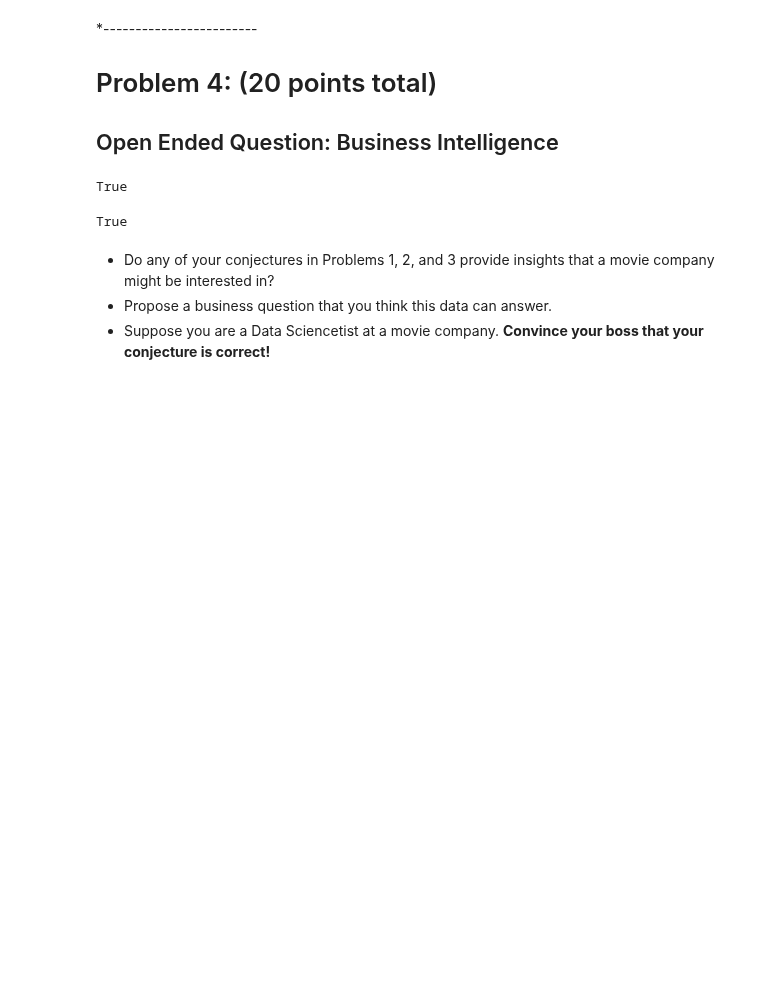
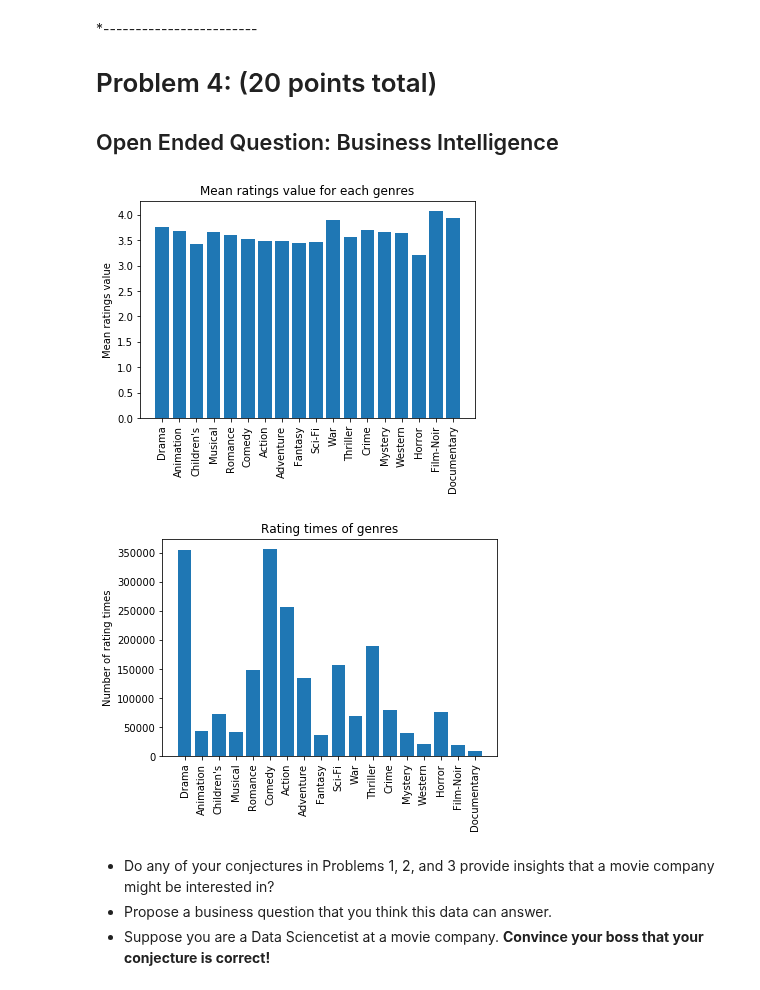
Before and after one commit to tianhaopx/Case-Study-of-Data-Science, a Jupyter notebook: CaseStudy2/CaseStudy2.ipynb, the cells around one changed output. Cells and saved outputs as stored; diff of their text form; code cells hidden in the pictures; blank space fills up the shorter version.

Commit message:
add two bar charts

```diff
--- a/CaseStudy2/CaseStudy2.ipynb
+++ b/CaseStudy2/CaseStudy2.ipynb
@@ -520,26 +520,61 @@ for genre Western, correlation coefficent is 0.372076844225
 #What factors lead to a popular movie?
 #1. Choice of content. genre rating times and rating points.
 #2. Advertising. Which Age, occupation, gender, zip code, is good advertising target. watch many movies and rating high.
-# %%
-# which genre has high rating times? barchart
-
-genres=data.genres.values.tolist()
-#def readdata(data):
-    #rating=data.rating.values.tolist()
-    #genres=data.genres.values.tolist()
-new_genre=genres_list(genres) # split all combination
-def genres_list(genres):
-#genres=['Action','Drama','Action|Fiction',"Drama|Love"]
-    new_genres=[]
-    for i in genres:
-        a=i.split('|')
-        #print(a)
-        new_genres.append(a)
-        #print(new_genres)
-    return new_genres
-# %% [output]
-True
-True
+# %%
+# which genre has high rating points? barchart
+
+#def readdata(data):
+rating=data.rating.values.tolist()
+genres=data.genres.values.tolist()
+d = dict()  # key: genres value: [rating_sum,cnt]
+length=len(rating)
+for i in range(length):
+    one_rating = rating[i]
+    one_genres = genres[i]
+    one_genres_list = one_genres.split("|")
+    for e in one_genres_list:
+        if e not in d:
+            d[e]=[one_rating,1]
+        else:
+            d[e][0]+=one_rating
+            d[e][1]+=1
+
+y =[]
+x =[]
+z =[]
+
+for k,v in d.items():
+    x.append(k) #genres
+    y.append(float(v[0])/v[1])#mean ratings
+    z.append(v[1])    #counts
+x_ = [i for i in range(len(y))]# dummy x axis
+
+import matplotlib.pyplot as plt
+plt.bar(x_,y)
+plt.xticks(x_, x,rotation='vertical')
+plt.ylabel('Mean ratings value')
+plt.title('Mean ratings value for each genres')
+plt.show()
+
+plt.bar(x_, z)
+plt.xticks(x_, x,rotation='vertical')
+plt.ylabel('Number of rating times')
+plt.title('Rating times of genres')
+plt.show()
+
+#new_genre=genres_list(genres) # split all combination
+#def genres_list(genres):
+#genres=['Action','Drama','Action|Fiction',"Drama|Love"]
+#     new_genres=[]
+#     for i in genres:
+#         a=i.split('|')
+#         #print(a)
+#         new_genres.append(a)
+#         #print(new_genres)
+#     return new_genres
+# %% [output]
+[figure, added]
+[figure, added]
 # %%
 #which genre has high rating points? histgram
 # %%
```
Also changed, not shown: parts of 1 cell of this notebook.
